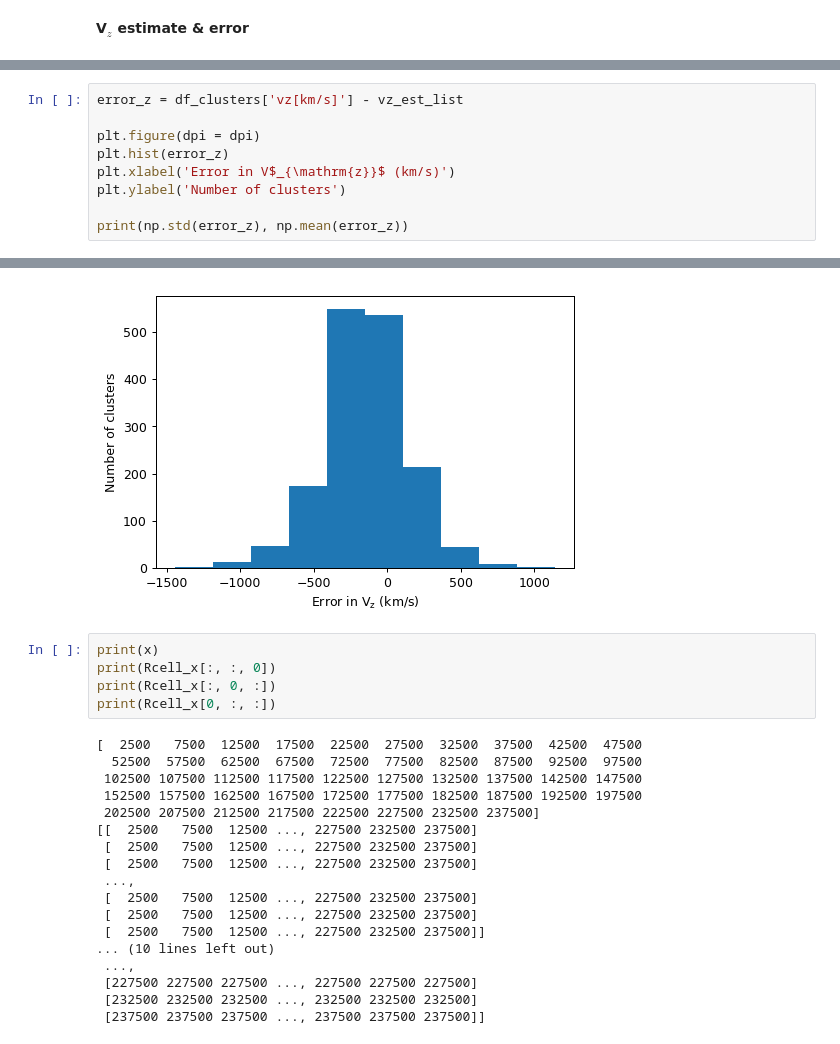
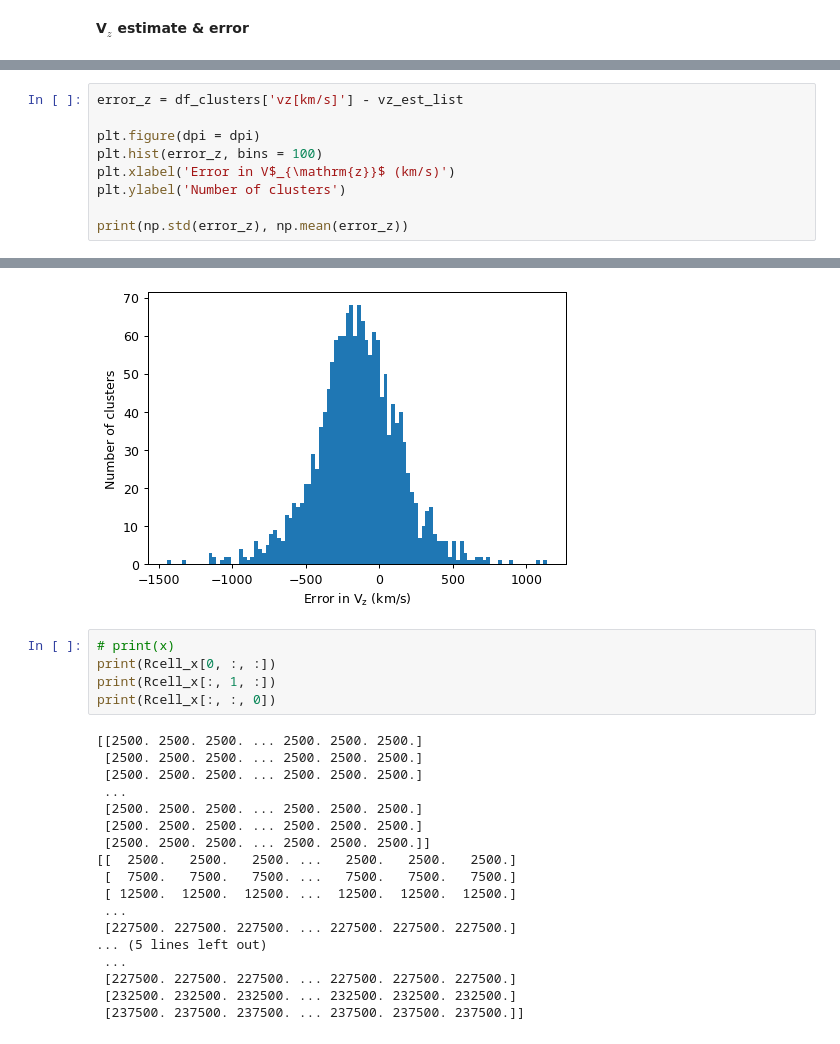
Before and after one commit to awaismirza92/velocity-reconstruction-and-kinetic-SZ, a Jupyter notebook: codes/velocity-reconstruction-orig-sim-box.ipynb, the cells around one changed output, grey strips where cells are left out. Drawn from its saved outputs; the diff is of its cells as text.

```diff
--- a/codes/velocity-reconstruction-orig-sim-box.ipynb
+++ b/codes/velocity-reconstruction-orig-sim-box.ipynb
@@ -353,7 +450,7 @@ plt.gca().set_aspect('equal', adjustable='box')
 error_z = df_clusters['vz[km/s]'] - vz_est_list
 
 plt.figure(dpi = dpi)
-plt.hist(error_z)
+plt.hist(error_z, bins = 100)
 plt.xlabel('Error in V$_{\mathrm{z}}$ (km/s)')
 plt.ylabel('Number of clusters')
 
@@ -363,27 +460,27 @@ print(np.std(error_z), np.mean(error_z))
-[figure, old version]
+[figure, new version]
 # %%
-print(x)
+# print(x)
+print(Rcell_x[0, :, :])
+print(Rcell_x[:, 1, :])
 print(Rcell_x[:, :, 0])
-print(Rcell_x[:, 0, :])
-print(Rcell_x[0, :, :])
 # %% [output]
-[  2500   7500  12500  17500  22500  27500  32500  37500  42500  47500
-  52500  57500  62500  67500  72500  77500  82500  87500  92500  97500
- 102500 107500 112500 117500 122500 127500 132500 137500 142500 147500
- 152500 157500 162500 167500 172500 177500 182500 187500 192500 197500
- 202500 207500 212500 217500 222500 227500 232500 237500]
-[[  2500   7500  12500 ..., 227500 232500 237500]
- [  2500   7500  12500 ..., 227500 232500 237500]
- [  2500   7500  12500 ..., 227500 232500 237500]
- ...,
- [  2500   7500  12500 ..., 227500 232500 237500]
- [  2500   7500  12500 ..., 227500 232500 237500]
- [  2500   7500  12500 ..., 227500 232500 237500]]
-... (10 lines left out)
- ...,
- [227500 227500 227500 ..., 227500 227500 227500]
- [232500 232500 232500 ..., 232500 232500 232500]
- [237500 237500 237500 ..., 237500 237500 237500]]
+[[2500. 2500. 2500. ... 2500. 2500. 2500.]
+ [2500. 2500. 2500. ... 2500. 2500. 2500.]
+ [2500. 2500. 2500. ... 2500. 2500. 2500.]
+ ...
+ [2500. 2500. 2500. ... 2500. 2500. 2500.]
+ [2500. 2500. 2500. ... 2500. 2500. 2500.]
+ [2500. 2500. 2500. ... 2500. 2500. 2500.]]
+[[  2500.   2500.   2500. ...   2500.   2500.   2500.]
+ [  7500.   7500.   7500. ...   7500.   7500.   7500.]
+ [ 12500.  12500.  12500. ...  12500.  12500.  12500.]
+ ...
+ [227500. 227500. 227500. ... 227500. 227500. 227500.]
+... (5 lines left out)
+ ...
+ [227500. 227500. 227500. ... 227500. 227500. 227500.]
+ [232500. 232500. 232500. ... 232500. 232500. 232500.]
+ [237500. 237500. 237500. ... 237500. 237500. 237500.]]
 # %%
 denom[0, :, :]
 # %% [output]
```
Also changed, not shown: parts of 22 cells of this notebook.
